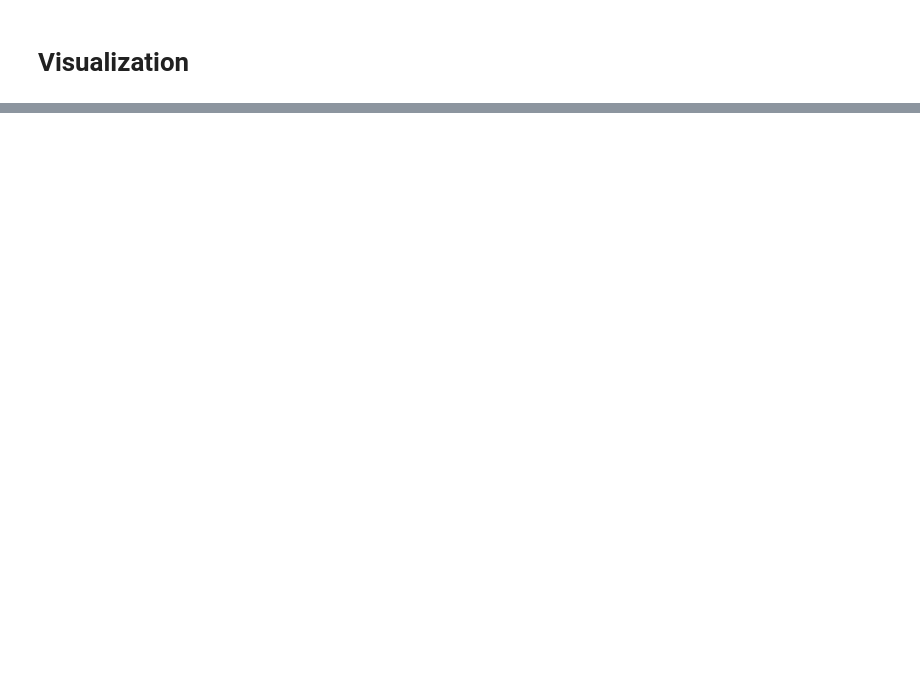
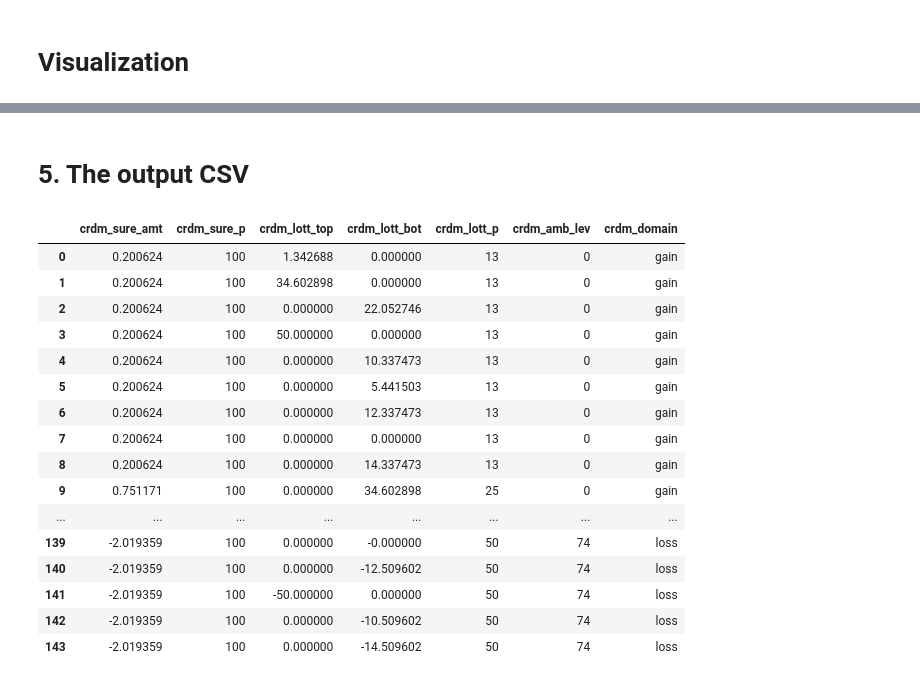
Before and after one commit to CDN-Lab/Adaptive_Choicesets, a Jupyter notebook: symmetrical_choice_set.ipynb, the cells around one changed output, grey strips where cells are left out. Cells and saved outputs as stored; diff of their text form; code cells hidden in the pictures; blank space fills up the shorter version.

```diff
--- a/symmetrical_choice_set.ipynb
+++ b/symmetrical_choice_set.ipynb
@@ -665,0 +430,2 @@ plot_scatter_hist(df_Trials_losses,xvline=-50,trials='losses')
+# %% [markdown]
+# 5. The output CSV
@@ -665,0 +531,23 @@ plot_scatter_hist(df_Trials_losses,xvline=-50,trials='losses')
+# %%
+crdm_trials = pd.concat([crdm_trials_gain,crdm_trials_loss],ignore_index=True)
+crdm_trials_csv = 'csv/crdm_trials.csv'
+crdm_trials.to_csv(crdm_trials_csv,float_format='%.2f',index=False)
+pd.read_csv(crdm_trials_csv)
+# %% [output]
+|  | crdm_sure_amt | crdm_sure_p | crdm_lott_top | crdm_lott_bot | crdm_lott_p | crdm_amb_lev | crdm_domain |
+| 0 | 0.200624 | 100 | 1.342688 | 0.000000 | 13 | 0 | gain |
+| 1 | 0.200624 | 100 | 34.602898 | 0.000000 | 13 | 0 | gain |
+| 2 | 0.200624 | 100 | 0.000000 | 22.052746 | 13 | 0 | gain |
+| 3 | 0.200624 | 100 | 50.000000 | 0.000000 | 13 | 0 | gain |
+| 4 | 0.200624 | 100 | 0.000000 | 10.337473 | 13 | 0 | gain |
+| 5 | 0.200624 | 100 | 0.000000 | 5.441503 | 13 | 0 | gain |
+| 6 | 0.200624 | 100 | 0.000000 | 12.337473 | 13 | 0 | gain |
+| 7 | 0.200624 | 100 | 0.000000 | 0.000000 | 13 | 0 | gain |
+| 8 | 0.200624 | 100 | 0.000000 | 14.337473 | 13 | 0 | gain |
+| 9 | 0.751171 | 100 | 0.000000 | 34.602898 | 25 | 0 | gain |
+| ... | ... | ... | ... | ... | ... | ... | ... |
+| 139 | -2.019359 | 100 | 0.000000 | -0.000000 | 50 | 74 | loss |
+| 140 | -2.019359 | 100 | 0.000000 | -12.509602 | 50 | 74 | loss |
+| 141 | -2.019359 | 100 | -50.000000 | 0.000000 | 50 | 74 | loss |
+| 142 | -2.019359 | 100 | 0.000000 | -10.509602 | 50 | 74 | loss |
+| 143 | -2.019359 | 100 | 0.000000 | -14.509602 | 50 | 74 | loss |
```
Also changed, not shown: parts of 23 cells of this notebook.
